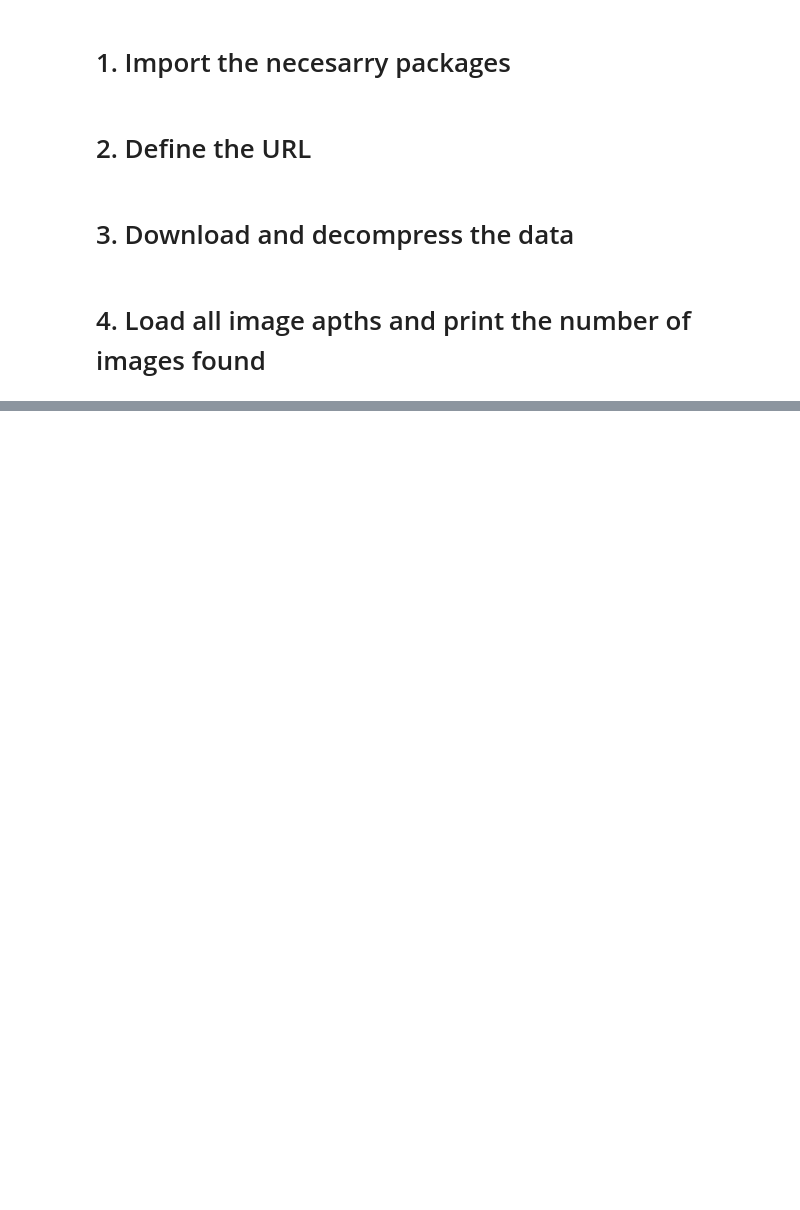
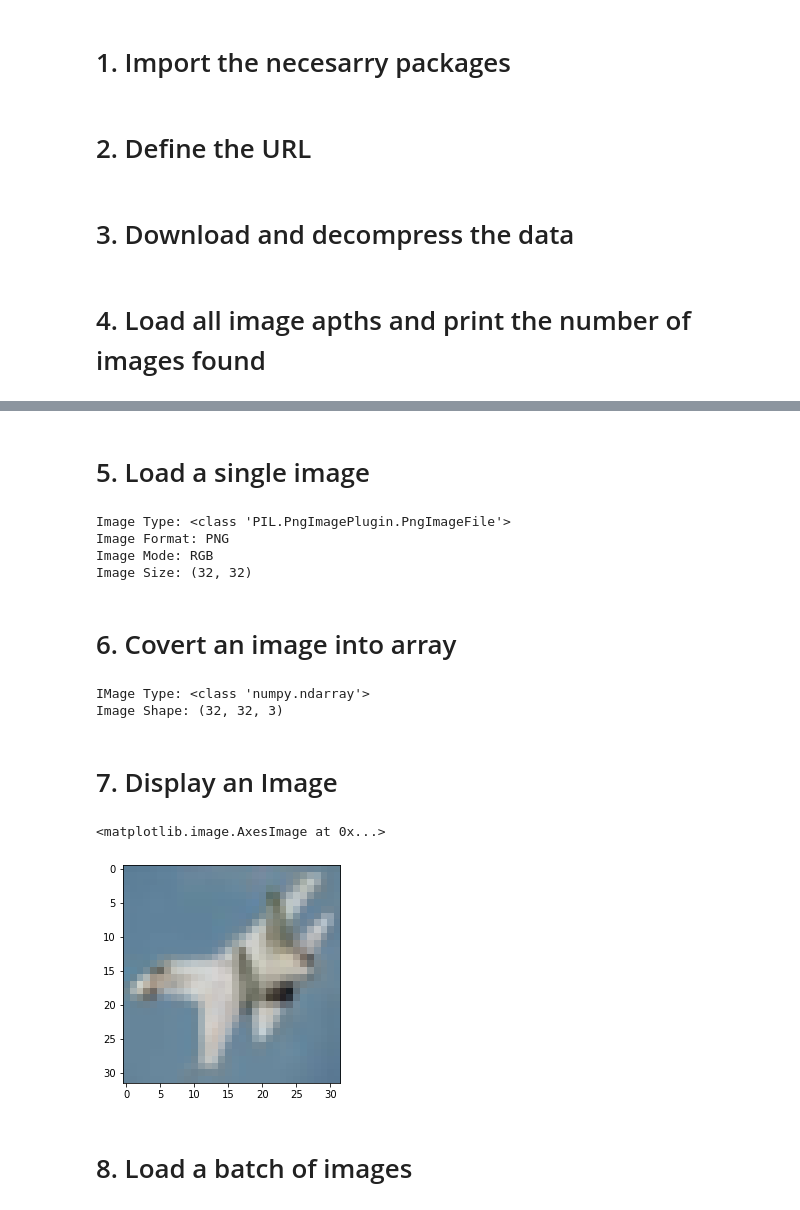
Before and after one commit to elmarhuseynv/Computer-Vision, a Jupyter notebook: 1. Getting Started with Tensotflow 2.x/2. Loading Images using Keras API.ipynb, the cells around one changed output, grey strips where cells are left out. Saved outputs shown, nothing was run; the diff lists cells and outputs as text; code cells hidden in the pictures; blank space fills up the shorter version.

```diff
--- a/1. Getting Started with Tensotflow 2.x/2. Loading Images using Keras API.ipynb
+++ b/1. Getting Started with Tensotflow 2.x/2. Loading Images using Keras API.ipynb
@@ -30,9 +30,6 @@ if not os.path.exists(data_directory):
 # 4. Load all image apths and print the number of images found
 # %%
 print(f'Data downloaded to {data_directory}')
-data_pattern = os.path.sep.join([data_directory, '*/*/*.png'])
-
-image_paths = list(glob.glob(data_pattern))
-print(f'Sample image path: {image_paths[0]}')
+data_pattern = os.path.sep.join([data_directory, '*\*\*.png'])
 # %% [output]
 Data downloaded to C:\Users\hp\.keras\datasets\cinic10
@@ -39,0 +41,31 @@ IndexError: list index out of range
+# %% [markdown]
+# 5. Load a single image
+# %%
+sample_image = load_img(image_paths[0])
+print(f'Image Type: {type(sample_image)}')
+print(f'Image Format: {sample_image.format}')
+print(f'Image Mode: {sample_image.mode}')
+print(f'Image Size: {sample_image.size}')
+# %% [output]
+Image Type: <class 'PIL.PngImagePlugin.PngImageFile'>
+Image Format: PNG
+Image Mode: RGB
+Image Size: (32, 32)
+# %% [markdown]
+# 6. Covert an image into array
+# %%
+sample_image_array = img_to_array(sample_image)
+print(f'IMage Type: {type(sample_image_array)}')
+print(f'Image Shape: {sample_image_array.shape}')
+# %% [output]
+IMage Type: <class 'numpy.ndarray'>
+Image Shape: (32, 32, 3)
+# %% [markdown]
+# 7. Display an Image
+# %%
+plt.imshow(sample_image_array / 255.0)
+# %% [output]
+<matplotlib.image.AxesImage at 0x...>
+[figure, added]
+# %% [markdown]
+# 8. Load a batch of images
```
Also changed, not shown: parts of 5 cells of this notebook, 2 other files.
